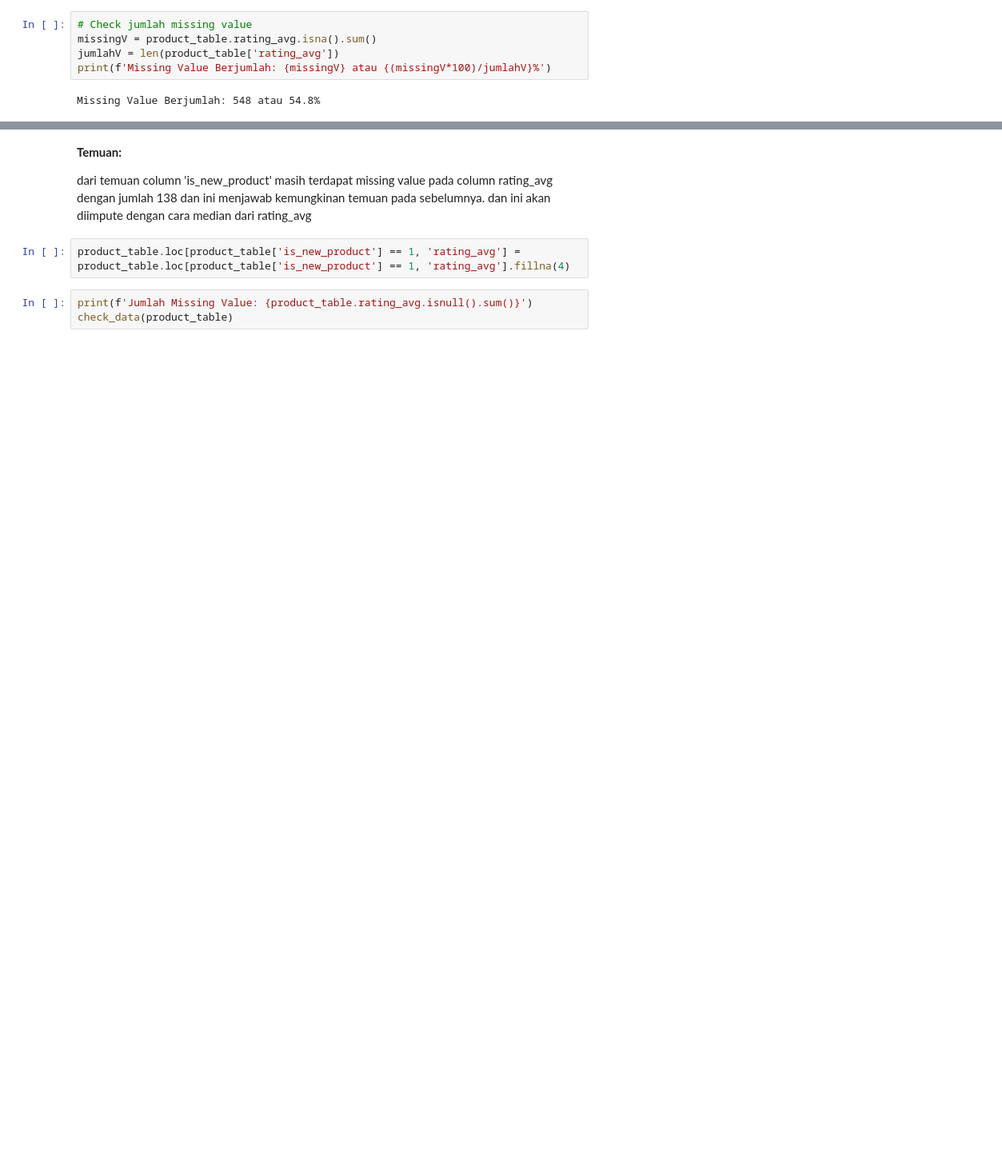
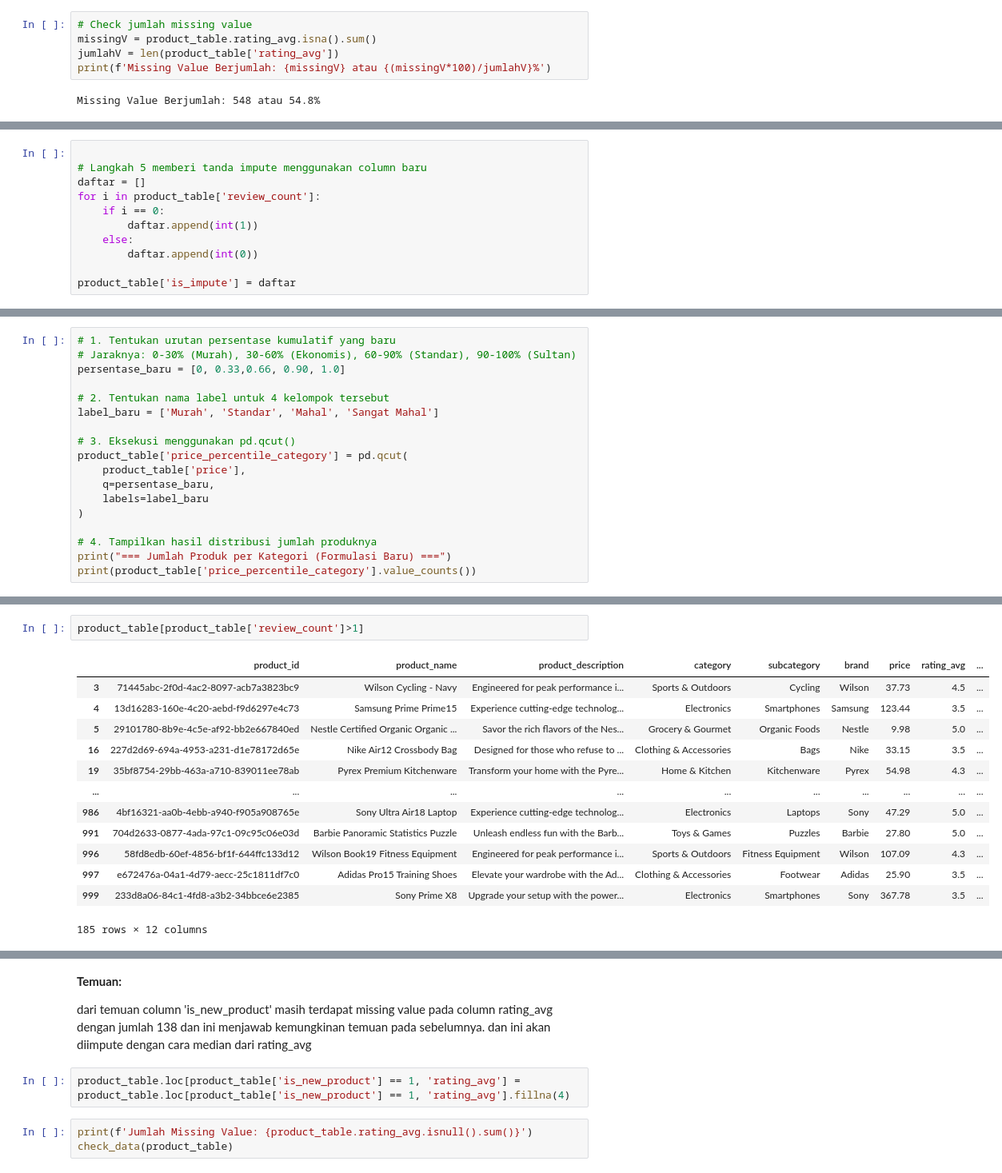
Before and after one commit to HaafizHhamda/Practice_Case, a Jupyter notebook: Notebook.ipynb, the cells around one changed output, grey strips where cells are left out. Shown at 80% size. Drawn from its saved outputs; the diff is of its cells as text; blank space fills up the shorter version.

```diff
--- a/Notebook.ipynb
+++ b/Notebook.ipynb
@@ -92,0 +196,11 @@ dan pada product_table saya me-intercept missing value tersebut dengan membuat c
+# %%
+
+# Langkah 5 memberi tanda impute menggunakan column baru
+daftar = []
+for i in product_table['review_count']:
+    if i == 0:
+        daftar.append(int(1))
+    else:
+        daftar.append(int(0))
+
+product_table['is_impute'] = daftar
@@ -92,0 +281,18 @@ dan pada product_table saya me-intercept missing value tersebut dengan membuat c
+# %%
+# 1. Tentukan urutan persentase kumulatif yang baru
+# Jaraknya: 0-30% (Murah), 30-60% (Ekonomis), 60-90% (Standar), 90-100% (Sultan)
+persentase_baru = [0, 0.33,0.66, 0.90, 1.0]
+
+# 2. Tentukan nama label untuk 4 kelompok tersebut
+label_baru = ['Murah', 'Standar', 'Mahal', 'Sangat Mahal']
+
+# 3. Eksekusi menggunakan pd.qcut()
+product_table['price_percentile_category'] = pd.qcut(
+    product_table['price'],
+    q=persentase_baru,
+    labels=label_baru
+)
+
+# 4. Tampilkan hasil distribusi jumlah produknya
+print("=== Jumlah Produk per Kategori (Formulasi Baru) ===")
+print(product_table['price_percentile_category'].value_counts())
@@ -92,0 +854,16 @@ dan pada product_table saya me-intercept missing value tersebut dengan membuat c
+# %%
+product_table[product_table['review_count']>1]
+# %% [output]
+|  | product_id | product_name | product_description | category | subcategory | brand | price | rating_avg | ... |
+| 3 | 71445abc-2f0d-4ac2-8097-acb7a3823bc9 | Wilson Cycling - Navy | Engineered for peak performance i... | Sports & Outdoors | Cycling | Wilson | 37.73 | 4.5 | ... |
+| 4 | 13d16283-160e-4c20-aebd-f9d6297e4c73 | Samsung Prime Prime15 | Experience cutting-edge technolog... | Electronics | Smartphones | Samsung | 123.44 | 3.5 | ... |
+| 5 | 29101780-8b9e-4c5e-af92-bb2e667840ed | Nestle Certified Organic Organic ... | Savor the rich flavors of the Nes... | Grocery & Gourmet | Organic Foods | Nestle | 9.98 | 5.0 | ... |
+| 16 | 227d2d69-694a-4953-a231-d1e78172d65e | Nike Air12 Crossbody Bag | Designed for those who refuse to ... | Clothing & Accessories | Bags | Nike | 33.15 | 3.5 | ... |
+| 19 | 35bf8754-29bb-463a-a710-839011ee78ab | Pyrex Premium Kitchenware | Transform your home with the Pyre... | Home & Kitchen | Kitchenware | Pyrex | 54.98 | 4.3 | ... |
+| ... | ... | ... | ... | ... | ... | ... | ... | ... | ... |
+| 986 | 4bf16321-aa0b-4ebb-a940-f905a908765e | Sony Ultra Air18 Laptop | Experience cutting-edge technolog... | Electronics | Laptops | Sony | 47.29 | 5.0 | ... |
+| 991 | 704d2633-0877-4ada-97c1-09c95c06e03d | Barbie Panoramic Statistics Puzzle | Unleash endless fun with the Barb... | Toys & Games | Puzzles | Barbie | 27.80 | 5.0 | ... |
+| 996 | 58fd8edb-60ef-4856-bf1f-644ffc133d12 | Wilson Book19 Fitness Equipment | Engineered for peak performance i... | Sports & Outdoors | Fitness Equipment | Wilson | 107.09 | 4.3 | ... |
+| 997 | e672476a-04a1-4d79-aecc-25c1811df7c0 | Adidas Pro15 Training Shoes | Elevate your wardrobe with the Ad... | Clothing & Accessories | Footwear | Adidas | 25.90 | 3.5 | ... |
+| 999 | 233d8a06-84c1-4fd8-a3b2-34bbce6e2385 | Sony Prime X8 | Upgrade your setup with the power... | Electronics | Smartphones | Sony | 367.78 | 3.5 | ... |
+185 rows × 12 columns
```
Also changed, not shown: parts of 86 cells of this notebook.
